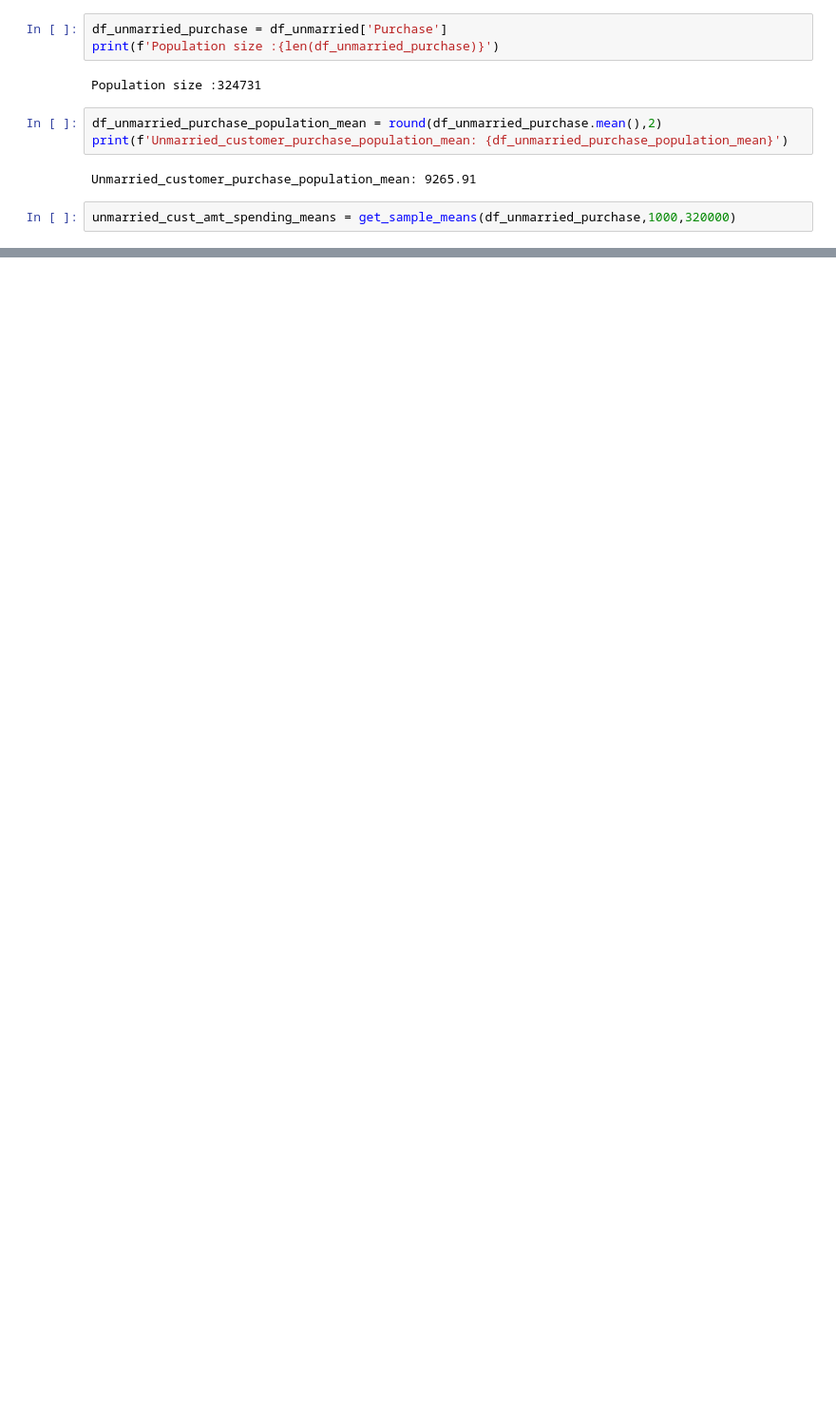
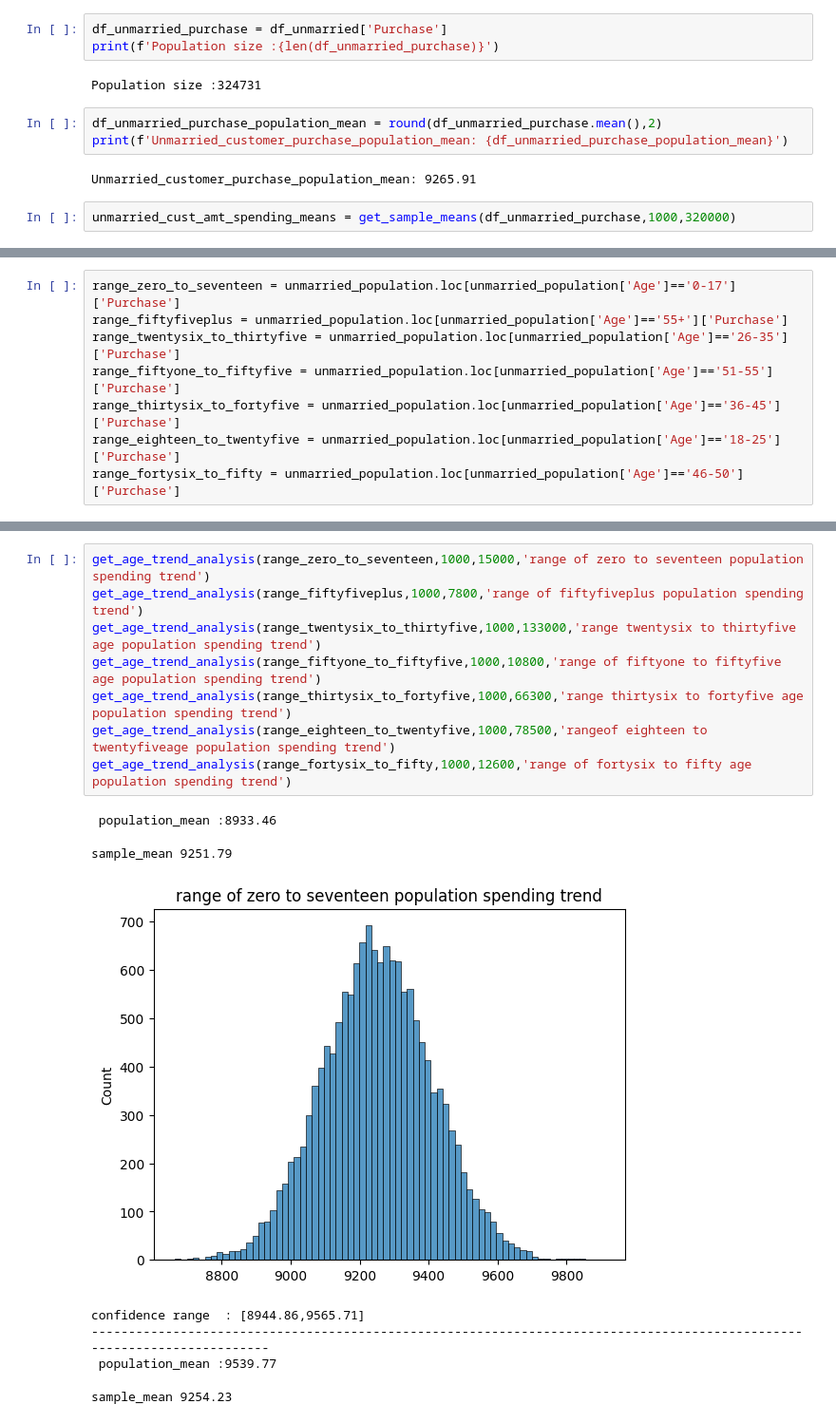
Before and after one commit to GauravDaharia20/Scaler-Projects, a Jupyter notebook: Math/Project/ Walmart_Confidence_Interval_and_CLT.ipynb, the cells around one changed output, grey strips where cells are left out. Shown at 95% size. Cells and saved outputs as stored; diff of their text form; blank space fills up the shorter version.

```diff
--- a/Math/Project/ Walmart_Confidence_Interval_and_CLT.ipynb
+++ b/Math/Project/ Walmart_Confidence_Interval_and_CLT.ipynb
@@ -395,0 +502,8 @@ sample_mean: 9266.57
+# %%
+range_zero_to_seventeen = unmarried_population.loc[unmarried_population['Age']=='0-17']['Purchase']
+range_fiftyfiveplus = unmarried_population.loc[unmarried_population['Age']=='55+']['Purchase']
+range_twentysix_to_thirtyfive = unmarried_population.loc[unmarried_population['Age']=='26-35']['Purchase']
+range_fiftyone_to_fiftyfive = unmarried_population.loc[unmarried_population['Age']=='51-55']['Purchase']
+range_thirtysix_to_fortyfive = unmarried_population.loc[unmarried_population['Age']=='36-45']['Purchase']
+range_eighteen_to_twentyfive = unmarried_population.loc[unmarried_population['Age']=='18-25']['Purchase']
+range_fortysix_to_fifty = unmarried_population.loc[unmarried_population['Age']=='46-50']['Purchase']
@@ -395,0 +526,16 @@ sample_mean: 9266.57
+# %%
+get_age_trend_analysis(range_zero_to_seventeen,1000,15000,'range of zero to seventeen population spending trend')
+get_age_trend_analysis(range_fiftyfiveplus,1000,7800,'range of fiftyfiveplus population spending trend')
+get_age_trend_analysis(range_twentysix_to_thirtyfive,1000,133000,'range twentysix to thirtyfive age population spending trend')
+get_age_trend_analysis(range_fiftyone_to_fiftyfive,1000,10800,'range of fiftyone to fiftyfive age population spending trend')
+get_age_trend_analysis(range_thirtysix_to_fortyfive,1000,66300,'range thirtysix to fortyfive age population spending trend')
+get_age_trend_analysis(range_eighteen_to_twentyfive,1000,78500,'rangeof eighteen to twentyfiveage population spending trend')
+get_age_trend_analysis(range_fortysix_to_fifty,1000,12600,'range of fortysix to fifty age population spending trend')
+# %% [output]
+ population_mean :8933.46
+sample_mean 9251.79
+[figure, added]
+confidence range  : [8944.86,9565.71]
+------------------------------------------------------------------------------------------------------------------------
+ population_mean :9539.77
+sample_mean 9254.23
```
Also changed, not shown: parts of 33 cells of this notebook.
